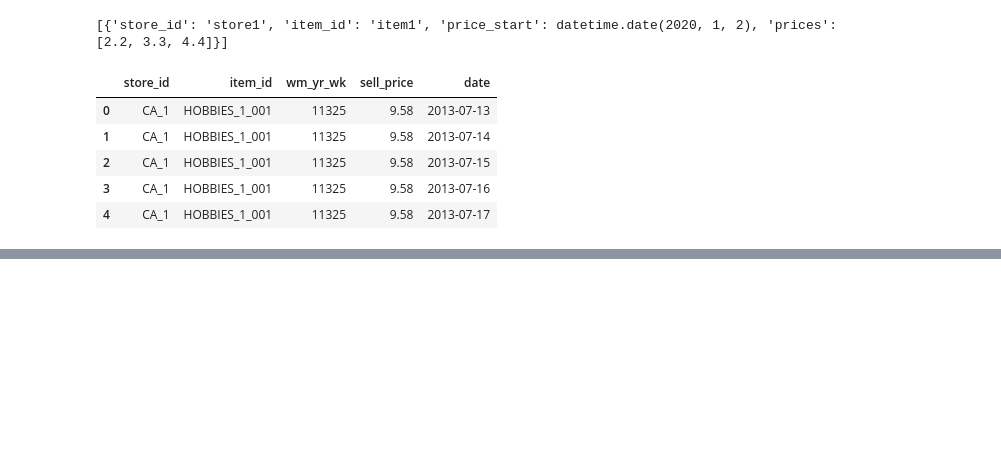
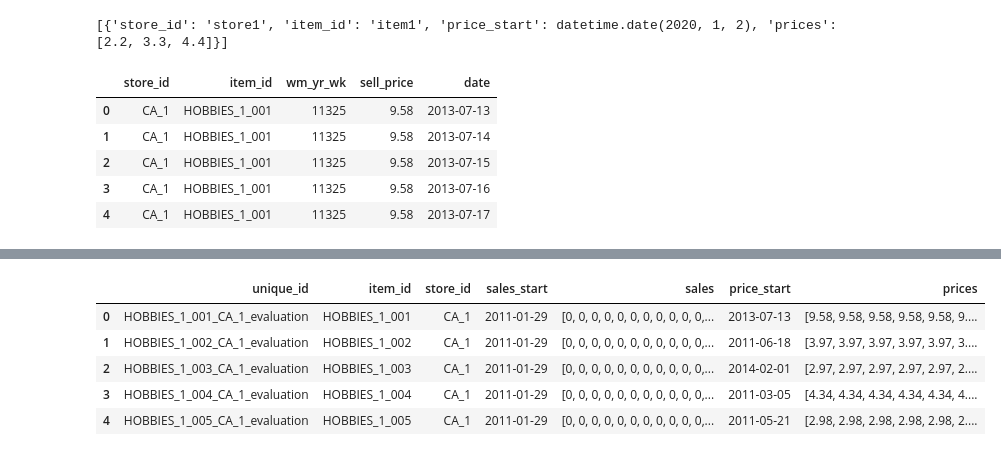
Before and after one commit to kvnkho/pydata-timeseries-forecasting, a Jupyter notebook: notebooks/05-running_with_dask_on_coiled.ipynb, the cells around one changed output, grey strips where cells are left out. Drawn from its saved outputs; the diff is of its cells as text; code cells hidden in the pictures; blank space fills up the shorter version.

```diff
--- a/notebooks/05-running_with_dask_on_coiled.ipynb
+++ b/notebooks/05-running_with_dask_on_coiled.ipynb
@@ -70,3 +51,11 @@ joined.head()
 | 2 | CA_1 | HOBBIES_1_001 | 11325 | 9.58 | 2013-07-15 |
 | 3 | CA_1 | HOBBIES_1_001 | 11325 | 9.58 | 2013-07-16 |
 | 4 | CA_1 | HOBBIES_1_001 | 11325 | 9.58 | 2013-07-17 |
+# %%
+from fugue import transform
+
+sell_prices = transform(joined,
+                prices_to_series,
+                schema="store_id:str,item_id:str,price_start:date,prices:[float]",
+                partition={"by": ["store_id", "item_id"], "presort": "date asc"})
+sell_prices.head()
@@ -96,0 +79,7 @@ out.head()
+# %%
+# schema: unique_id:str,item_id:str,store_id:str,sales_start:date,sales:[float]
+def sales_to_series(df:Iterable[List[Any]], start) -> Iterable[List[Any]]:
+    for row in df:
+        yield row[:2] + [row[4]] + [start, row[6:]]
+
+sales = transform(sales, sales_to_series, params={"start": calendar['date'].min()})
@@ -96,0 +175,9 @@ out.head()
+# %%
+combined.head()
+# %% [output]
+|  | unique_id | item_id | store_id | sales_start | sales | price_start | prices |
+| 0 | HOBBIES_1_001_CA_1_evaluation | HOBBIES_1_001 | CA_1 | 2011-01-29 | [0, 0, 0, 0, 0, 0, 0, 0, 0, 0, 0,... | 2013-07-13 | [9.58, 9.58, 9.58, 9.58, 9.58, 9.... |
+| 1 | HOBBIES_1_002_CA_1_evaluation | HOBBIES_1_002 | CA_1 | 2011-01-29 | [0, 0, 0, 0, 0, 0, 0, 0, 0, 0, 0,... | 2011-06-18 | [3.97, 3.97, 3.97, 3.97, 3.97, 3.... |
+| 2 | HOBBIES_1_003_CA_1_evaluation | HOBBIES_1_003 | CA_1 | 2011-01-29 | [0, 0, 0, 0, 0, 0, 0, 0, 0, 0, 0,... | 2014-02-01 | [2.97, 2.97, 2.97, 2.97, 2.97, 2.... |
+| 3 | HOBBIES_1_004_CA_1_evaluation | HOBBIES_1_004 | CA_1 | 2011-01-29 | [0, 0, 0, 0, 0, 0, 0, 0, 0, 0, 0,... | 2011-03-05 | [4.34, 4.34, 4.34, 4.34, 4.34, 4.... |
+| 4 | HOBBIES_1_005_CA_1_evaluation | HOBBIES_1_005 | CA_1 | 2011-01-29 | [0, 0, 0, 0, 0, 0, 0, 0, 0, 0, 0,... | 2011-05-21 | [2.98, 2.98, 2.98, 2.98, 2.98, 2.... |
```
Also changed, not shown: parts of 25 cells of this notebook, 3 other files.
